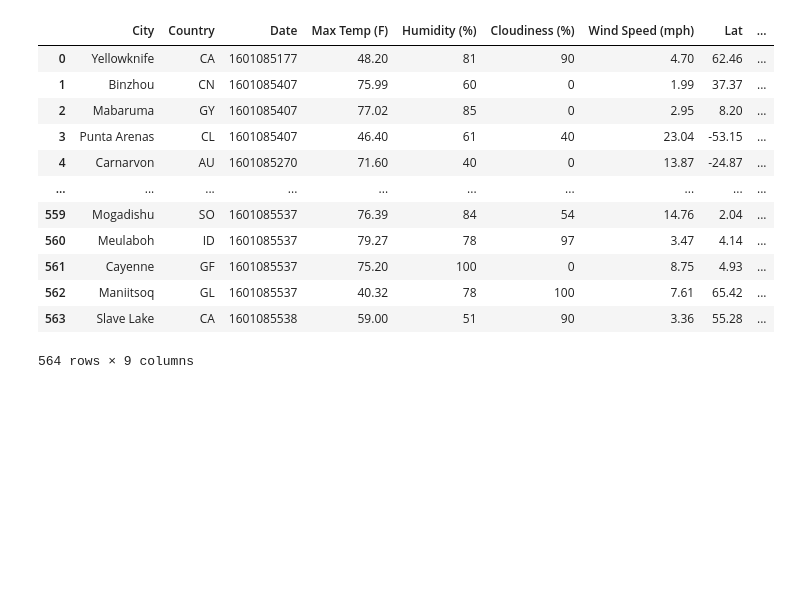
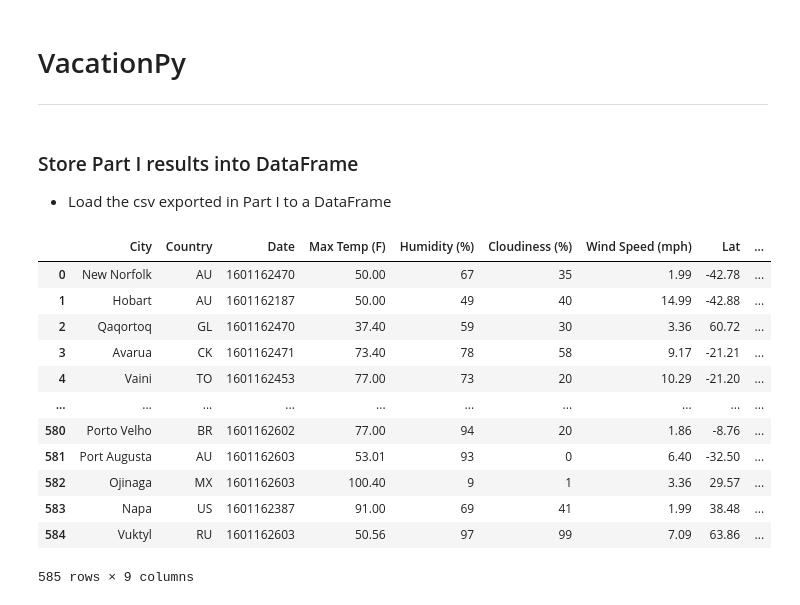
Before and after one commit to sabrinasaleh/python-api-challenge, a Jupyter notebook: VacationPy/VacationPy.ipynb, the cells around one changed output. Saved outputs shown, nothing was run; the diff lists cells and outputs as text; code cells hidden in the pictures; blank space fills up the shorter version.

Commit message:
added updates in VacationPy

```diff
--- a/VacationPy/VacationPy.ipynb
+++ b/VacationPy/VacationPy.ipynb
@@ -1,3 +1,6 @@
+# %% [markdown]
+# VacationPy
+----
 # %%
 # Dependencies
 %load_ext lab_black
@@ -11,18 +13,21 @@ import plotly.io as pio
 import plotly.express as px
+# %% [markdown]
+### Store Part I results into DataFrame
+* Load the csv exported in Part I to a DataFrame
 # %%
-weather_df = pd.read_csv("../WeatherPy/Resources/cities.csv")
+weather_df = pd.read_csv("../Output_Data/cities.csv")
 weather_df
 # %% [output]
 |  | City | Country | Date | Max Temp (F) | Humidity (%) | Cloudiness (%) | Wind Speed (mph) | Lat | ... |
-| 0 | Yellowknife | CA | 1601085177 | 48.20 | 81 | 90 | 4.70 | 62.46 | ... |
-| 1 | Binzhou | CN | 1601085407 | 75.99 | 60 | 0 | 1.99 | 37.37 | ... |
-| 2 | Mabaruma | GY | 1601085407 | 77.02 | 85 | 0 | 2.95 | 8.20 | ... |
-| 3 | Punta Arenas | CL | 1601085407 | 46.40 | 61 | 40 | 23.04 | -53.15 | ... |
-| 4 | Carnarvon | AU | 1601085270 | 71.60 | 40 | 0 | 13.87 | -24.87 | ... |
+| 0 | New Norfolk | AU | 1601162470 | 50.00 | 67 | 35 | 1.99 | -42.78 | ... |
+| 1 | Hobart | AU | 1601162187 | 50.00 | 49 | 40 | 14.99 | -42.88 | ... |
+| 2 | Qaqortoq | GL | 1601162470 | 37.40 | 59 | 30 | 3.36 | 60.72 | ... |
+| 3 | Avarua | CK | 1601162471 | 73.40 | 78 | 58 | 9.17 | -21.21 | ... |
+| 4 | Vaini | TO | 1601162453 | 77.00 | 73 | 20 | 10.29 | -21.20 | ... |
 | ... | ... | ... | ... | ... | ... | ... | ... | ... | ... |
-| 559 | Mogadishu | SO | 1601085537 | 76.39 | 84 | 54 | 14.76 | 2.04 | ... |
-| 560 | Meulaboh | ID | 1601085537 | 79.27 | 78 | 97 | 3.47 | 4.14 | ... |
-| 561 | Cayenne | GF | 1601085537 | 75.20 | 100 | 0 | 8.75 | 4.93 | ... |
-| 562 | Maniitsoq | GL | 1601085537 | 40.32 | 78 | 100 | 7.61 | 65.42 | ... |
-| 563 | Slave Lake | CA | 1601085538 | 59.00 | 51 | 90 | 3.36 | 55.28 | ... |
+| 580 | Porto Velho | BR | 1601162602 | 77.00 | 94 | 20 | 1.86 | -8.76 | ... |
+| 581 | Port Augusta | AU | 1601162603 | 53.01 | 93 | 0 | 6.40 | -32.50 | ... |
+| 582 | Ojinaga | MX | 1601162603 | 100.40 | 9 | 1 | 3.36 | 29.57 | ... |
+| 583 | Napa | US | 1601162387 | 91.00 | 69 | 41 | 1.99 | 38.48 | ... |
+| 584 | Vuktyl | RU | 1601162603 | 50.56 | 97 | 99 | 7.09 | 63.86 | ... |
-564 rows × 9 columns
+585 rows × 9 columns
```
Also changed, not shown: parts of 9 cells of this notebook.
